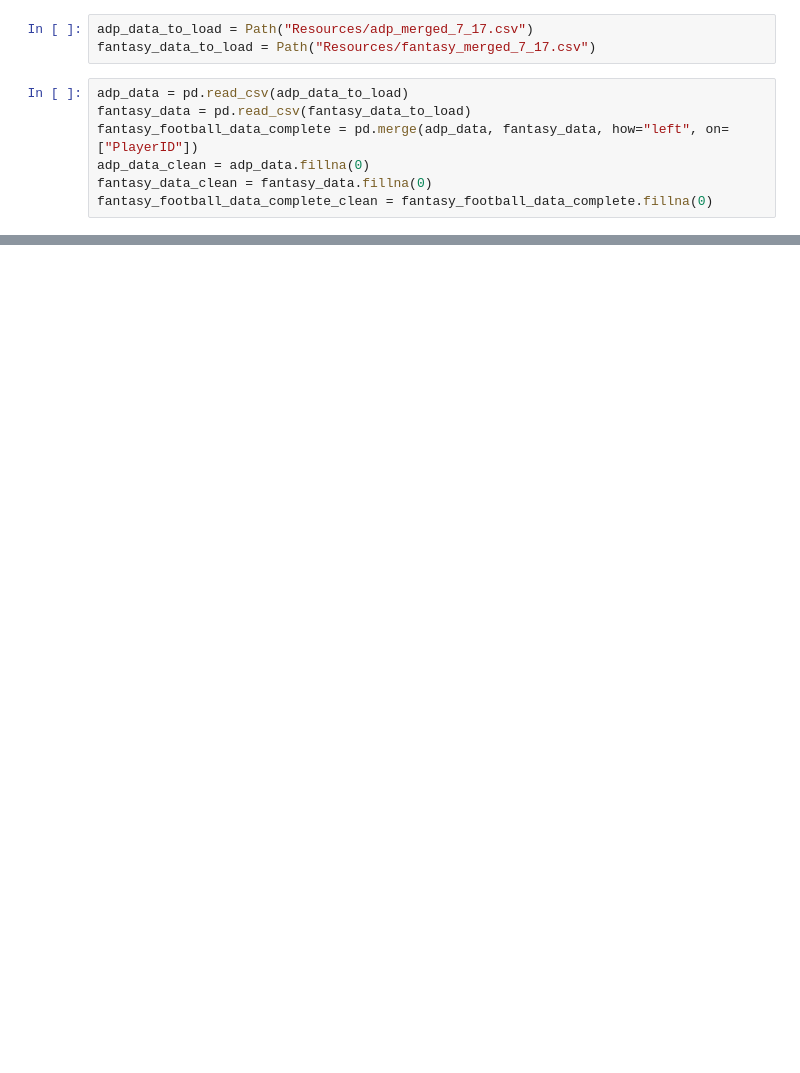
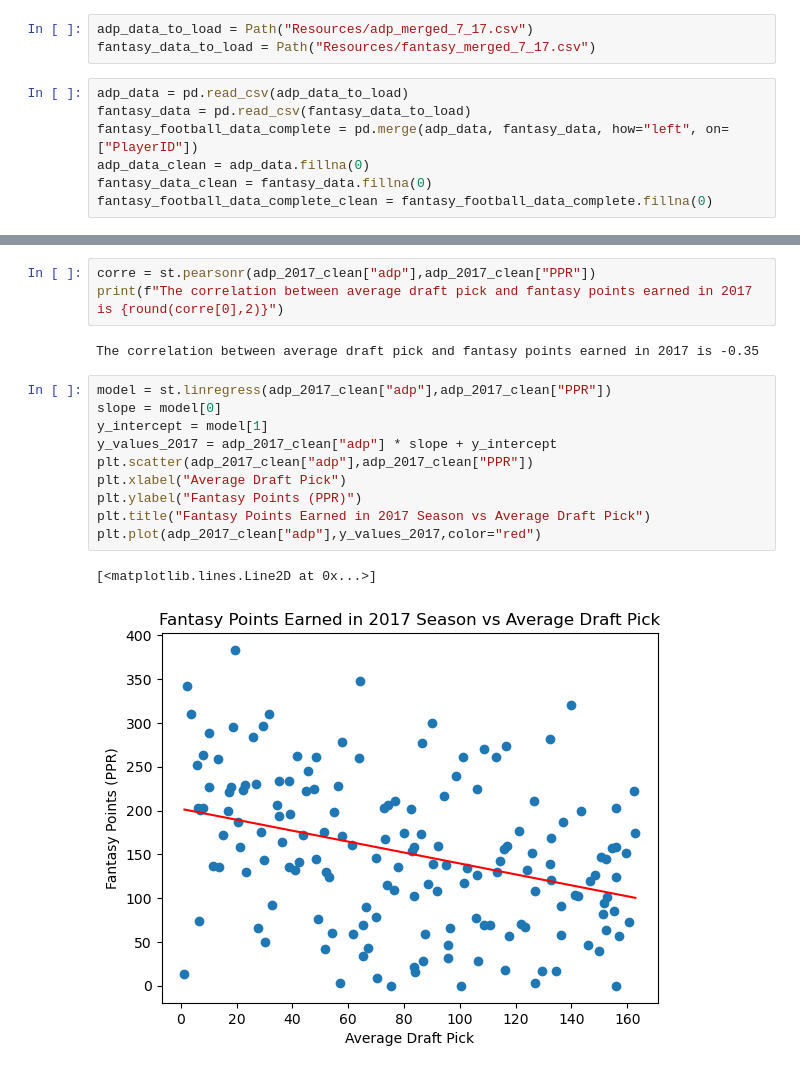
Before and after one commit to ShawnS33/fire_fantasy_project, a Jupyter notebook: FF_analysis_John_Nguyen.ipynb, the cells around one changed output, grey strips where cells are left out. Cells and saved outputs as stored; diff of their text form; blank space fills up the shorter version.

```diff
--- a/FF_analysis_John_Nguyen.ipynb
+++ b/FF_analysis_John_Nguyen.ipynb
@@ -22,0 +72,18 @@ fantasy_football_data_complete_clean = fantasy_football_data_complete.fillna(0)
+# %%
+corre = st.pearsonr(adp_2017_clean["adp"],adp_2017_clean["PPR"])
+print(f"The correlation between average draft pick and fantasy points earned in 2017 is {round(corre[0],2)}")
+# %% [output]
+The correlation between average draft pick and fantasy points earned in 2017 is -0.35
+# %%
+model = st.linregress(adp_2017_clean["adp"],adp_2017_clean["PPR"])
+slope = model[0]
+y_intercept = model[1]
+y_values_2017 = adp_2017_clean["adp"] * slope + y_intercept
+plt.scatter(adp_2017_clean["adp"],adp_2017_clean["PPR"])
+plt.xlabel("Average Draft Pick")
+plt.ylabel("Fantasy Points (PPR)")
+plt.title("Fantasy Points Earned in 2017 Season vs Average Draft Pick")
+plt.plot(adp_2017_clean["adp"],y_values_2017,color="red")
+# %% [output]
+[<matplotlib.lines.Line2D at 0x...>]
+[figure, added]
```
Also changed, not shown: parts of 14 cells of this notebook, 1 other file.
